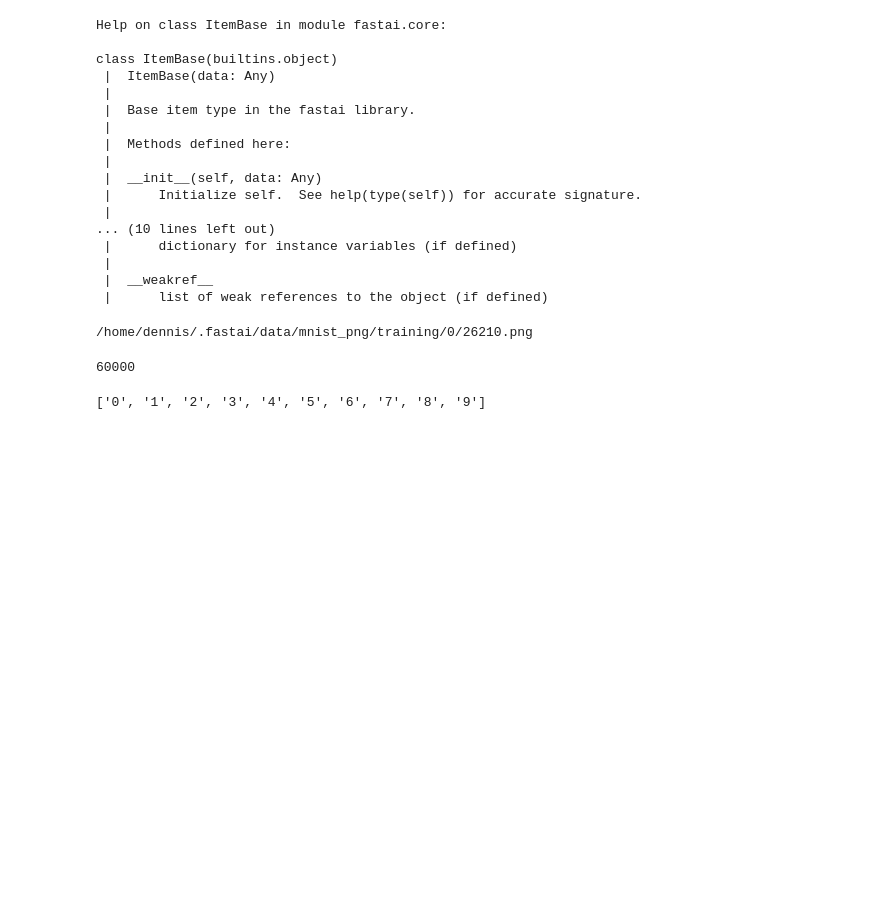
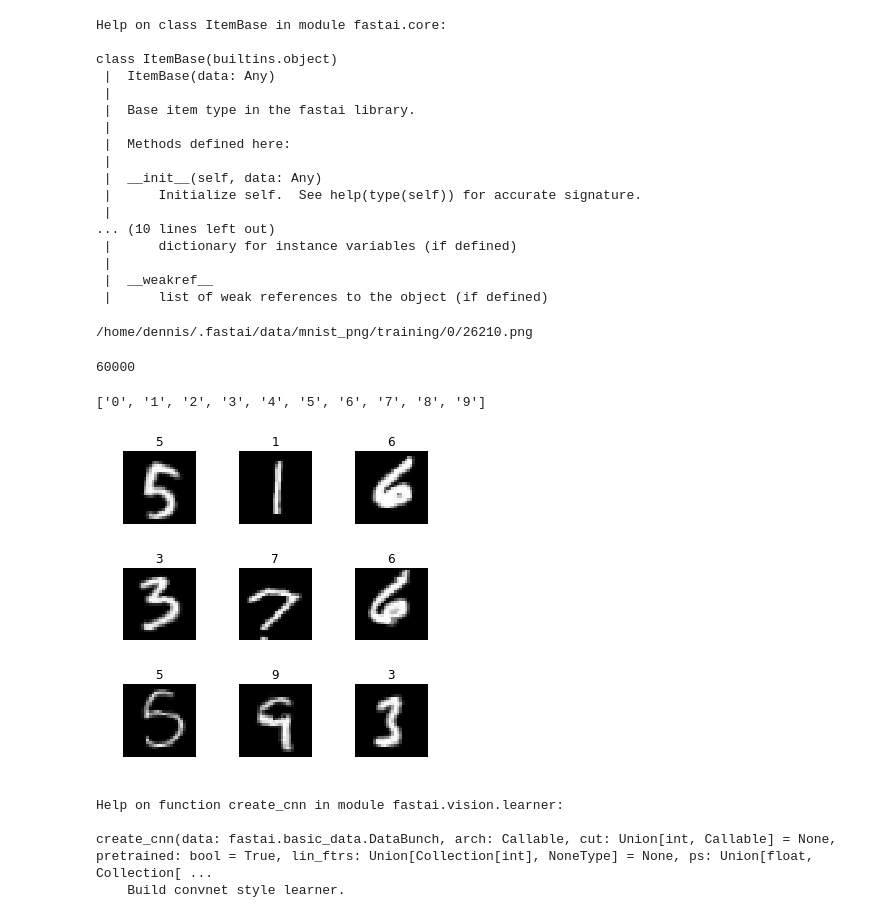
Before and after one commit to cdepillabout/course-v3, a Jupyter notebook: nbs/dl1/lesson1-mine-mnist.ipynb, the cells around one changed output. Cells and saved outputs as stored; diff of their text form; code cells hidden in the pictures; blank space fills up the shorter version.

```diff
--- a/nbs/dl1/lesson1-mine-mnist.ipynb
+++ b/nbs/dl1/lesson1-mine-mnist.ipynb
@@ -79,6 +79,15 @@ len(fnames)
 # %%
 pat = r"/(\d)/\d+\.png$"
 data = ImageDataBunch.from_name_re(path_training, fnames, pat=pat, ds_tfms=tfms)
+data.show_batch(rows=3, figsize=(5,5))
 data.classes
 # %% [output]
 ['0', '1', '2', '3', '4', '5', '6', '7', '8', '9']
+[figure, added]
+# %%
+help(create_cnn)
+# %% [output]
+Help on function create_cnn in module fastai.vision.learner:
+
+create_cnn(data: fastai.basic_data.DataBunch, arch: Callable, cut: Union[int, Callable] = None, pretrained: bool = True, lin_ftrs: Union[Collection[int], NoneType] = None, ps: Union[float, Collection[ ...
+    Build convnet style learner.
```
Also changed, not shown: parts of 15 cells of this notebook, 1 other file.
